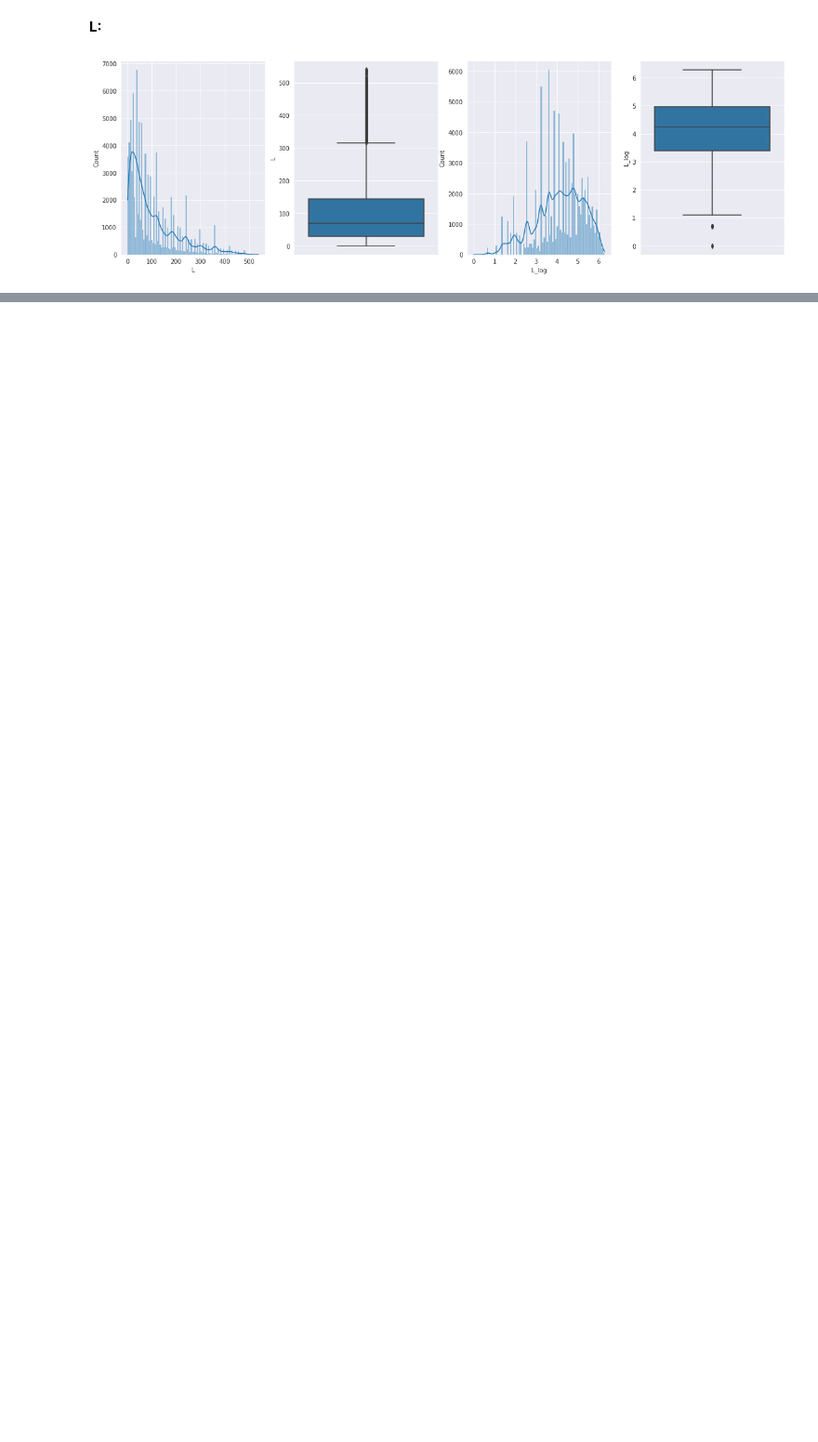
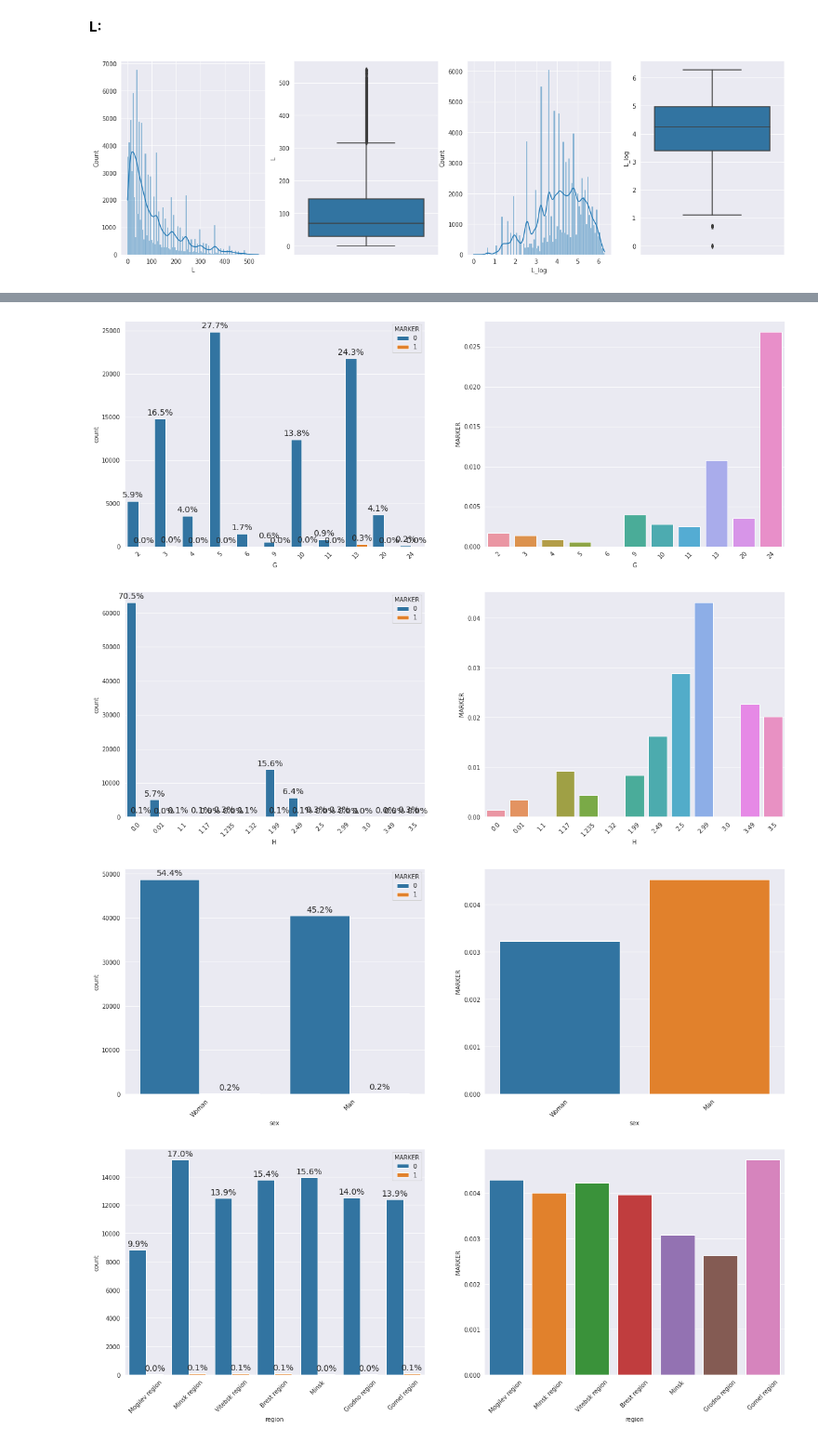
Before and after one commit to Bayramova/alpha_bank_test_task, a Jupyter notebook: test_task.ipynb, the cells around one changed output, grey strips where cells are left out. Shown at 93% size. Drawn from its saved outputs; the diff is of its cells as text; code cells hidden in the pictures; blank space fills up the shorter version.

```diff
--- a/test_task.ipynb
+++ b/test_task.ipynb
@@ -657,0 +717,8 @@ for col_name in num_cols:
+# %%
+for col_name in cat_cols:
+  plot_bivariate_categorical(data, col_name, figsize=(20, 7))
+# %% [output]
+[figure, added]
+[figure, added]
+[figure, added]
+[figure, added]
```
Also changed, not shown: parts of 84 cells of this notebook.
